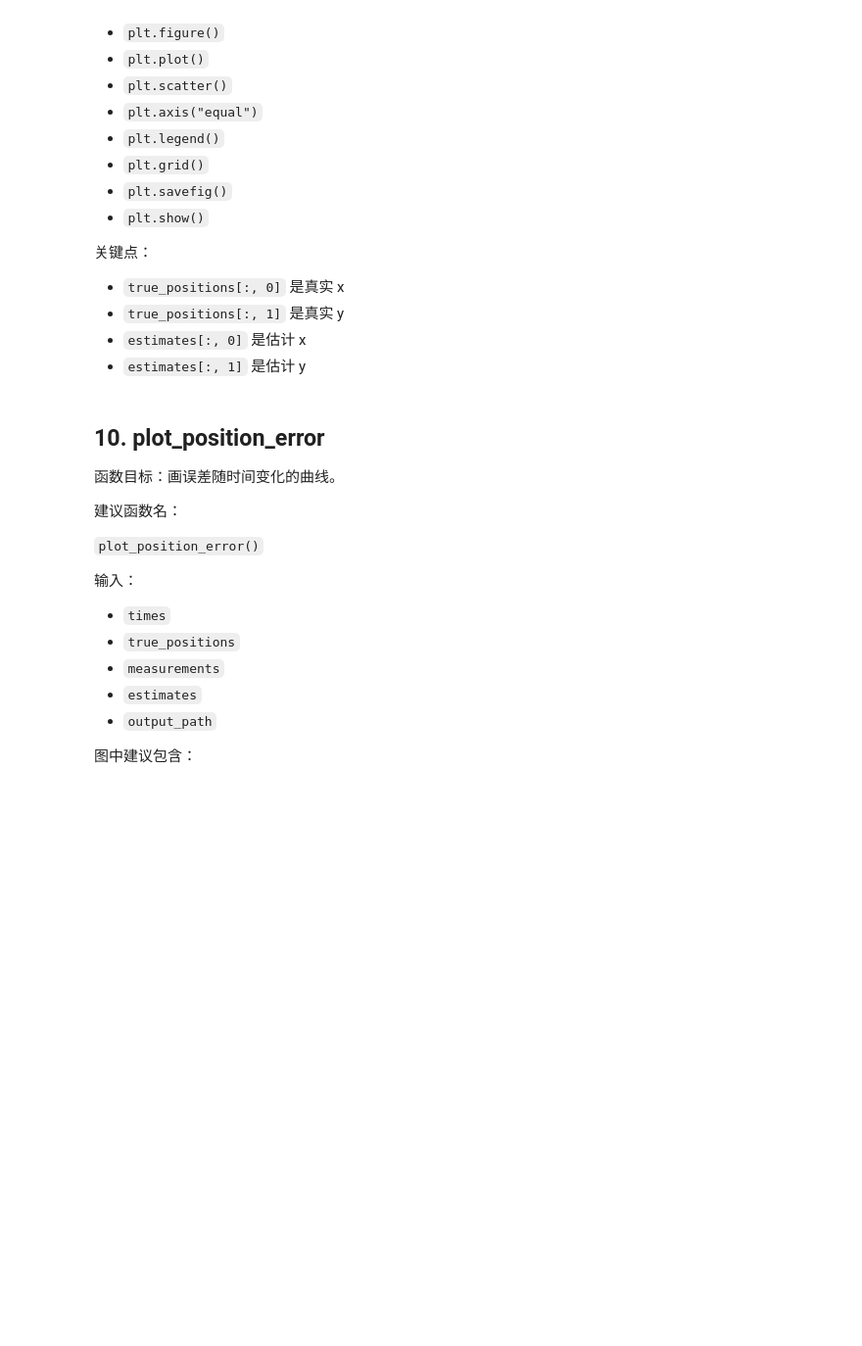
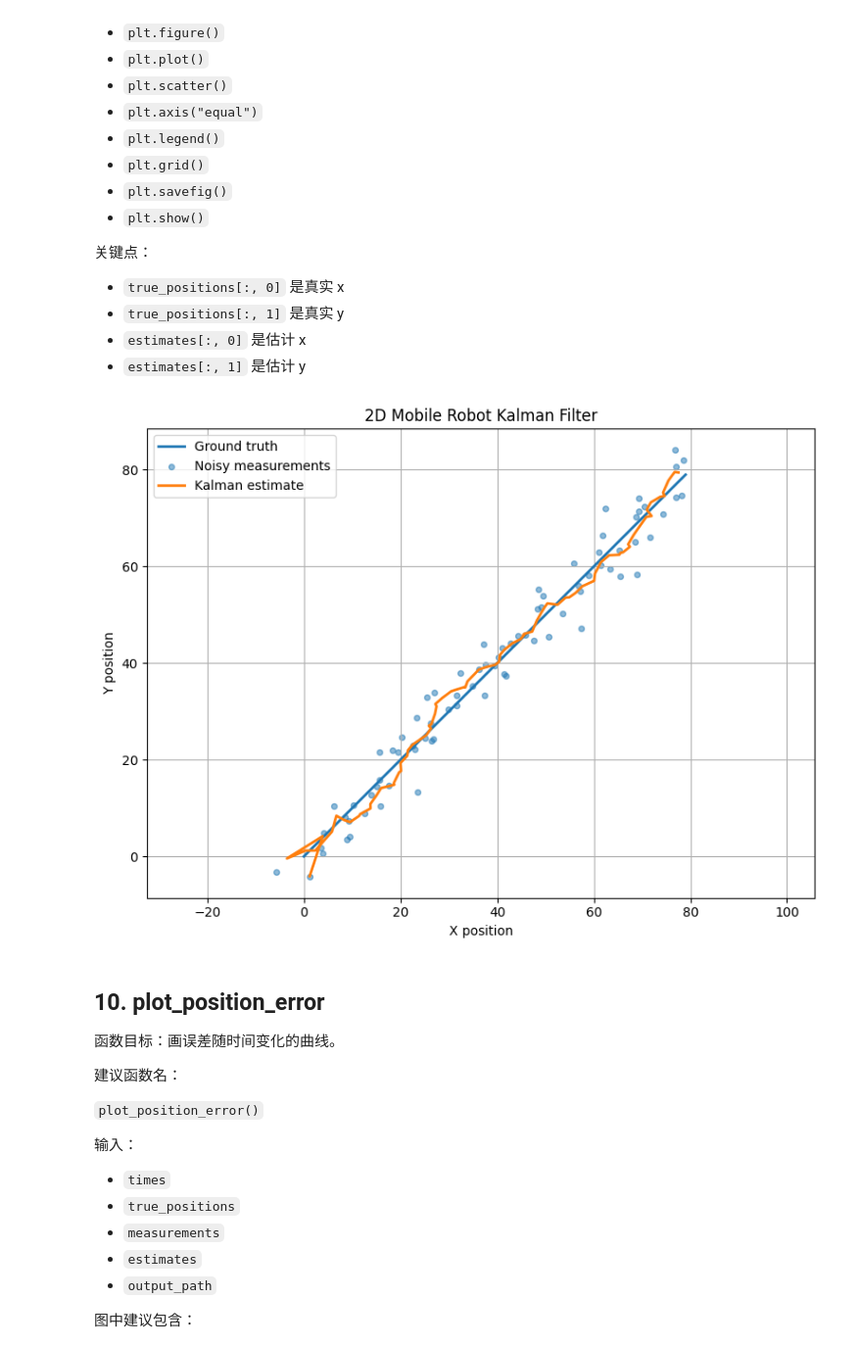
Before and after one commit to Terra11113/robotics-learning, a Jupyter notebook: 阶段一_基础补齐/01_FilterPy状态估计_移动机器人定位/notebooks/02_kf_2d_mobile_robot.ipynb, the cells around one changed output. Shown at 98% size. Cells and saved outputs as stored; diff of their text form; code cells hidden in the pictures; blank space fills up the shorter version.

```diff
--- a/阶段一_基础补齐/01_FilterPy状态估计_移动机器人定位/notebooks/02_kf_2d_mobile_robot.ipynb
+++ b/阶段一_基础补齐/01_FilterPy状态估计_移动机器人定位/notebooks/02_kf_2d_mobile_robot.ipynb
@@ -518,6 +542,53 @@ kalman_filter,...
 - `true_positions[:, 1]` 是真实 y
 - `estimates[:, 0]` 是估计 x
 - `estimates[:, 1]` 是估计 y
+# %%
+def plot_trajectory(true_positions, measurements, estimates, output_path):
+    plt.figure(figsize = (8, 6))
+
+    plt.plot(
+        true_positions[:, 0],
+        true_positions[:, 1],
+        linewidth = 2,
+        label = "Ground truth",
+    )
+
+    plt.scatter(
+        measurements[:, 0],
+        measurements[:, 1],
+        s = 18,
+        alpha = 0.5,
+        label = "Noisy measurements",
+    )
+
+    plt.plot(
+        estimates[:, 0],
+        estimates[:, 1],
+        linewidth=2,
+        label="Kalman estimate",
+    )
+
+    plt.xlabel("X position")
+    plt.ylabel("Y position")
+    plt.title("2D Mobile Robot Kalman Filter")
+    plt.legend()
+    plt.grid(True)
+    plt.axis("equal")
+    plt.tight_layout()
+
+    plt.savefig(output_path, dpi=150)
+    plt.show()
+
+trajectory_output_path = FIGURES_DIR / "kf_2d_trajectory.png"
+
+plot_trajectory(
+    true_positions=true_positions,
+    measurements=measurements,
+    estimates=estimates,
+    output_path=trajectory_output_path,
+)
+# %% [output]
+[figure, added]
 # %% [markdown]
 ## 10. plot_position_error
 
```
Also changed, not shown: parts of 5 cells of this notebook, 11 other files.
